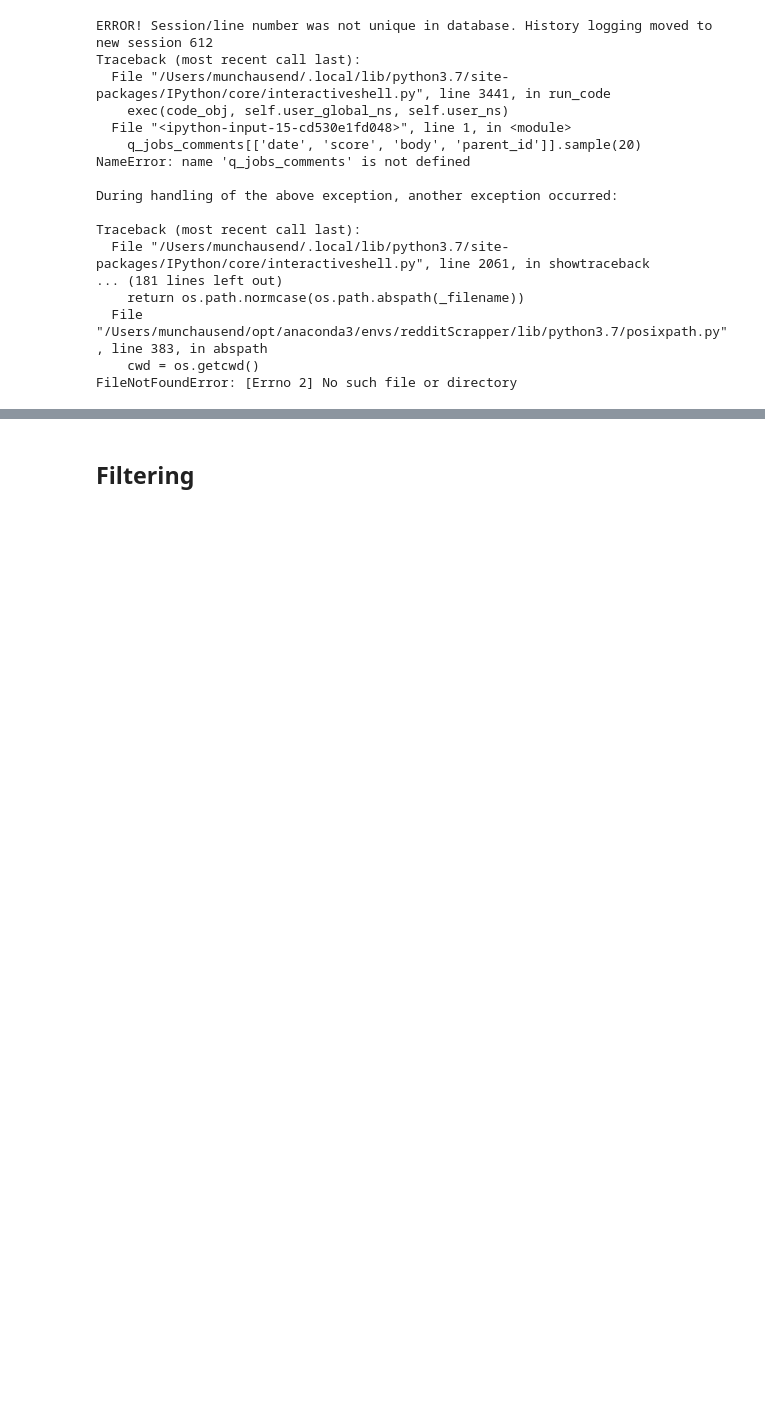
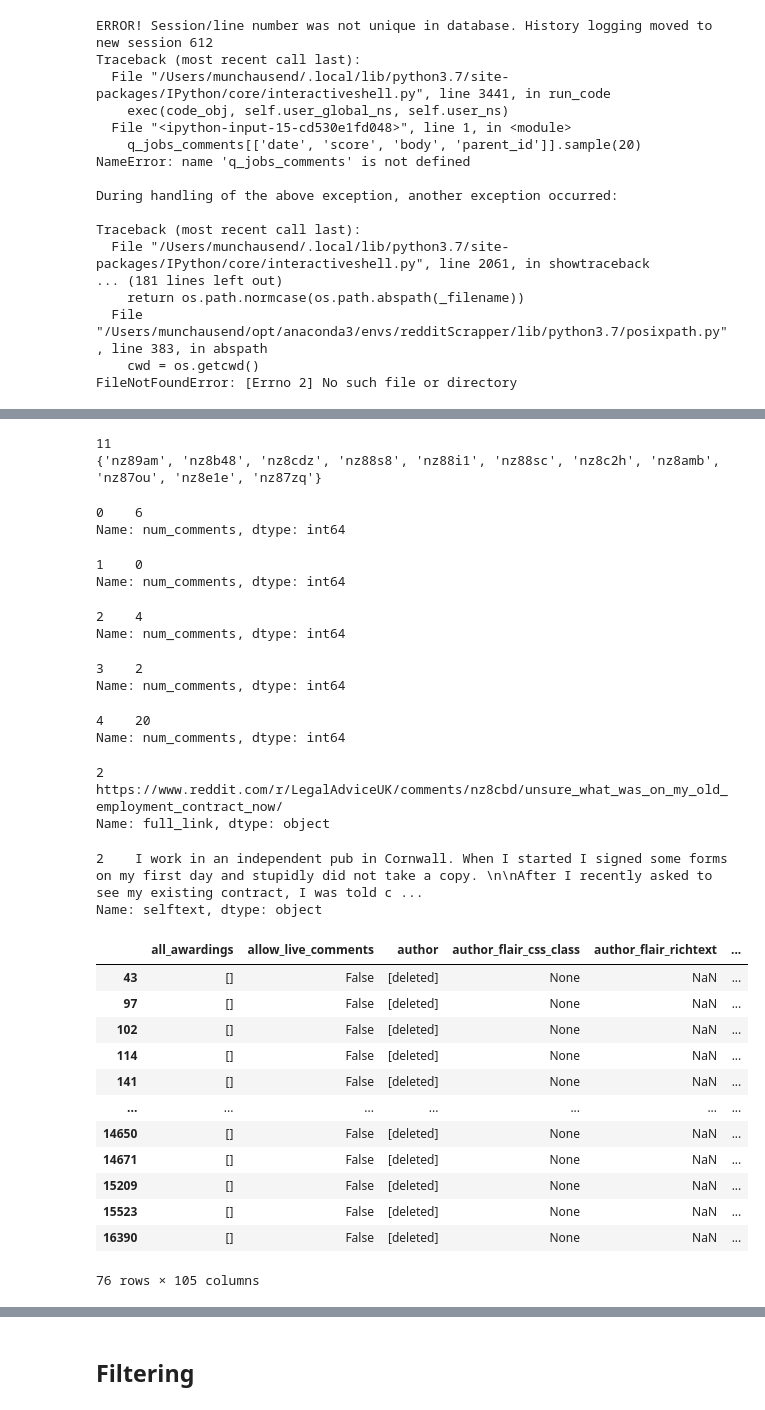
Before and after one commit to factitious/survey_v_social_media, a Jupyter notebook: Methods/Scripts/Reddit/usageOverview.ipynb, the cells around one changed output, grey strips where cells are left out. Drawn from its saved outputs; the diff is of its cells as text; code cells hidden in the pictures; blank space fills up the shorter version.

```diff
--- a/Methods/Scripts/Reddit/usageOverview.ipynb
+++ b/Methods/Scripts/Reddit/usageOverview.ipynb
@@ -666,0 +887,63 @@ FileNotFoundError: [Errno 2] No such file or directory
+# %%
+# How many link_ids are in the actual payload and which ones are missing?
+test_link_ids = [x.split('_')[1] for x in np.unique(q_jobs_comments['link_id'])]
+s = set(test_ids) - set(test_link_ids)
+print(len(s))
+print(s)
+# %% [output]
+11
+{'nz89am', 'nz8b48', 'nz8cdz', 'nz88s8', 'nz88i1', 'nz88sc', 'nz8c2h', 'nz8amb', 'nz87ou', 'nz8e1e', 'nz87zq'}
+# %%
+sub_recent[sub_recent['id'] == test_ids[0]]['num_comments']
+# %% [output]
+0    6
+Name: num_comments, dtype: int64
+# %%
+sub_recent[sub_recent['id'] == test_ids[1]]['num_comments']
+# %% [output]
+1    0
+Name: num_comments, dtype: int64
+# %%
+sub_recent[sub_recent['id'] == test_ids[2]]['num_comments']
+# %% [output]
+2    4
+Name: num_comments, dtype: int64
+# %%
+sub_recent[sub_recent['id'] == test_ids[3]]['num_comments']
+# %% [output]
+3    2
+Name: num_comments, dtype: int64
+# %%
+sub_recent[sub_recent['id'] == test_ids[4]]['num_comments']
+# %% [output]
+4    20
+Name: num_comments, dtype: int64
+# %%
+pd.options.display.max_colwidth = 200
+sub_recent[sub_recent['id'] == 'nz8cbd']['full_link']
+# %% [output]
+2    https://www.reddit.com/r/LegalAdviceUK/comments/nz8cbd/unsure_what_was_on_my_old_employment_contract_now/
+Name: full_link, dtype: object
+# %%
+sub_recent[sub_recent['id'] == 'nz8cbd']['selftext']
+# %% [output]
+2    I work in an independent pub in Cornwall. When I started I signed some forms on my first day and stupidly did not take a copy. \n\nAfter I recently asked to see my existing contract, I was told c ...
+Name: selftext, dtype: object
+# %%
+bla = sub_recent[sub_recent['is_robot_indexable'] == False]
+# %%
+bla[bla['author'] == '[deleted]']
+# %% [output]
+|  | all_awardings | allow_live_comments | author | author_flair_css_class | author_flair_richtext | ... |
+| 43 | [] | False | [deleted] | None | NaN | ... |
+| 97 | [] | False | [deleted] | None | NaN | ... |
+| 102 | [] | False | [deleted] | None | NaN | ... |
+| 114 | [] | False | [deleted] | None | NaN | ... |
+| 141 | [] | False | [deleted] | None | NaN | ... |
+| ... | ... | ... | ... | ... | ... | ... |
+| 14650 | [] | False | [deleted] | None | NaN | ... |
+| 14671 | [] | False | [deleted] | None | NaN | ... |
+| 15209 | [] | False | [deleted] | None | NaN | ... |
+| 15523 | [] | False | [deleted] | None | NaN | ... |
+| 16390 | [] | False | [deleted] | None | NaN | ... |
+76 rows × 105 columns
```
Also changed, not shown: parts of 38 cells of this notebook.
